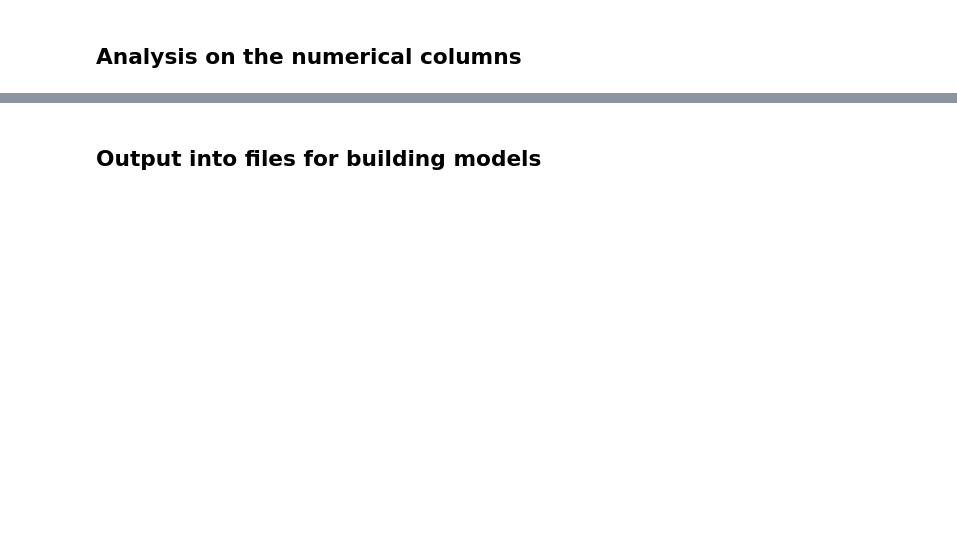
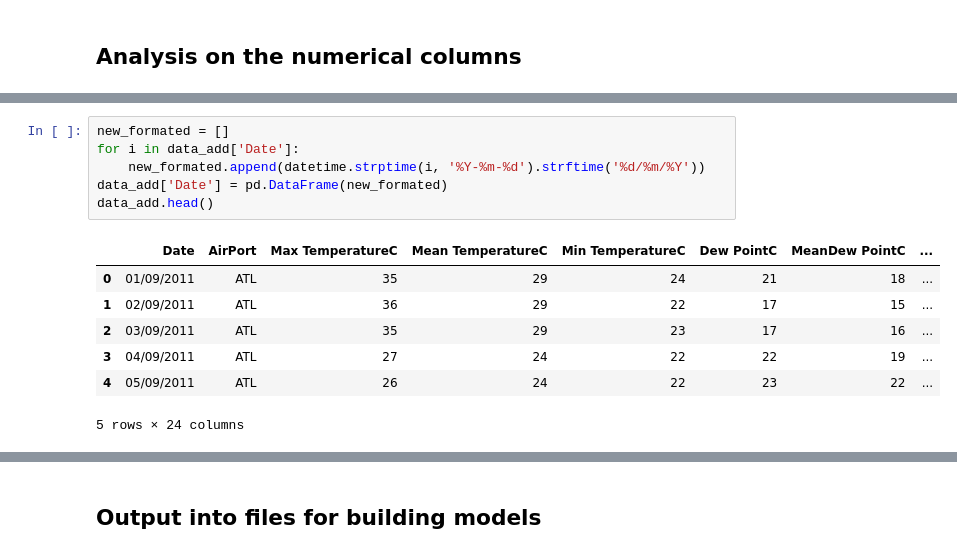
Before and after one commit to anchuot456/Hackathon, a Jupyter notebook: eda.ipynb, the cells around one changed output, grey strips where cells are left out. Cells and saved outputs as stored; diff of their text form; blank space fills up the shorter version.

```diff
--- a/eda.ipynb
+++ b/eda.ipynb
@@ -235,0 +248,14 @@ plt.show()
+# %%
+new_formated = []
+for i in data_add['Date']:
+    new_formated.append(datetime.strptime(i, '%Y-%m-%d').strftime('%d/%m/%Y'))
+data_add['Date'] = pd.DataFrame(new_formated)
+data_add.head()
+# %% [output]
+|  | Date | AirPort | Max TemperatureC | Mean TemperatureC | Min TemperatureC | Dew PointC | MeanDew PointC | ... |
+| 0 | 01/09/2011 | ATL | 35 | 29 | 24 | 21 | 18 | ... |
+| 1 | 02/09/2011 | ATL | 36 | 29 | 22 | 17 | 15 | ... |
+| 2 | 03/09/2011 | ATL | 35 | 29 | 23 | 17 | 16 | ... |
+| 3 | 04/09/2011 | ATL | 27 | 24 | 22 | 22 | 19 | ... |
+| 4 | 05/09/2011 | ATL | 26 | 24 | 22 | 23 | 22 | ... |
+5 rows × 24 columns
```
Also changed, not shown: parts of 12 cells of this notebook, 1 other file.
